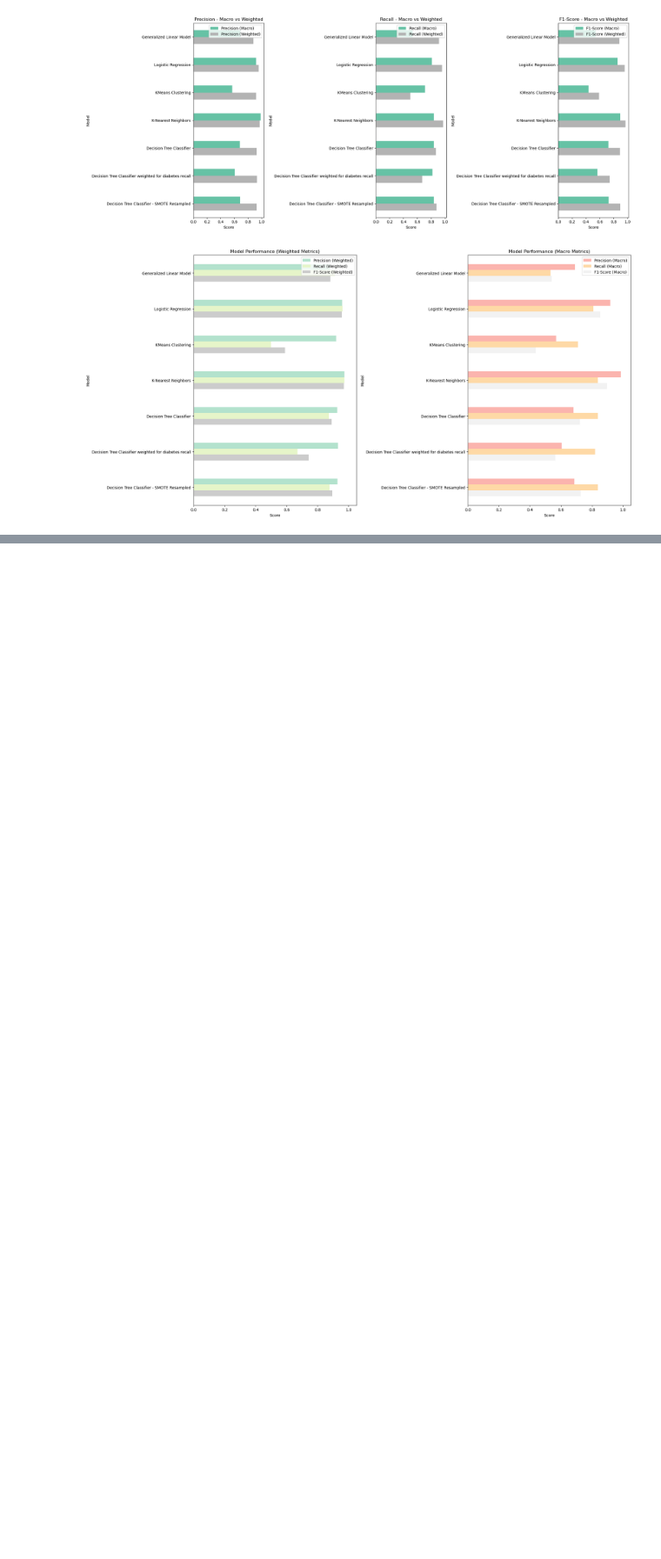
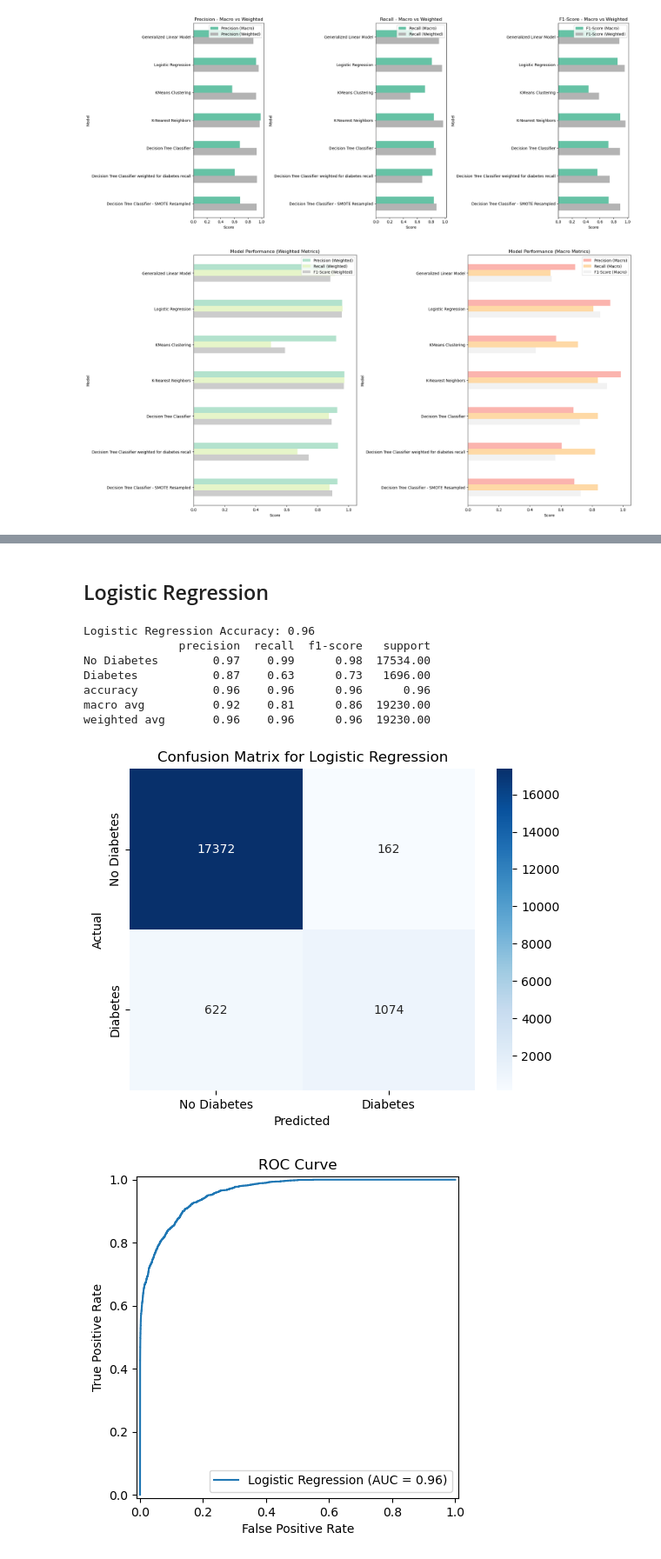
Before and after one commit to pwoosam/aai-500-diabetes-prediction, a Jupyter notebook: notebooks/ModelAnalysis.ipynb, the cells around one changed output, grey strips where cells are left out. Shown at 87% size. Saved outputs shown, nothing was run; the diff lists cells and outputs as text; code cells hidden in the pictures; blank space fills up the shorter version.

```diff
--- a/notebooks/ModelAnalysis.ipynb
+++ b/notebooks/ModelAnalysis.ipynb
@@ -537,0 +672,22 @@ ma.overAllMetricsPlot()
+# %% [markdown]
+## Logistic Regression
+# %%
+formal_logisticRegression = Model("Logistic Regression", x_train=x_train, x_test=x_test, y_train=y_train, y_test=y_test)
+
+lrModel = LogisticRegression(max_iter=4000)
+lrModel.fit(formal_logisticRegression.x_train, formal_logisticRegression.y_train)
+formal_logisticRegression.predict(lrModel.predict)
+formal_logisticRegression.predictProb(lrModel.predict_proba)
+formal_logisticRegression.report_model_performance()
+formal_logisticRegression.rocCurve()
+formal_logisticRegression.precisionRecallCurve()
+# %% [output]
+Logistic Regression Accuracy: 0.96
+              precision  recall  f1-score   support
+No Diabetes        0.97    0.99      0.98  17534.00
+Diabetes           0.87    0.63      0.73   1696.00
+accuracy           0.96    0.96      0.96      0.96
+macro avg          0.92    0.81      0.86  19230.00
+weighted avg       0.96    0.96      0.96  19230.00
+[figure, added]
+[figure, added]
```
Also changed, not shown: parts of 27 cells of this notebook.
